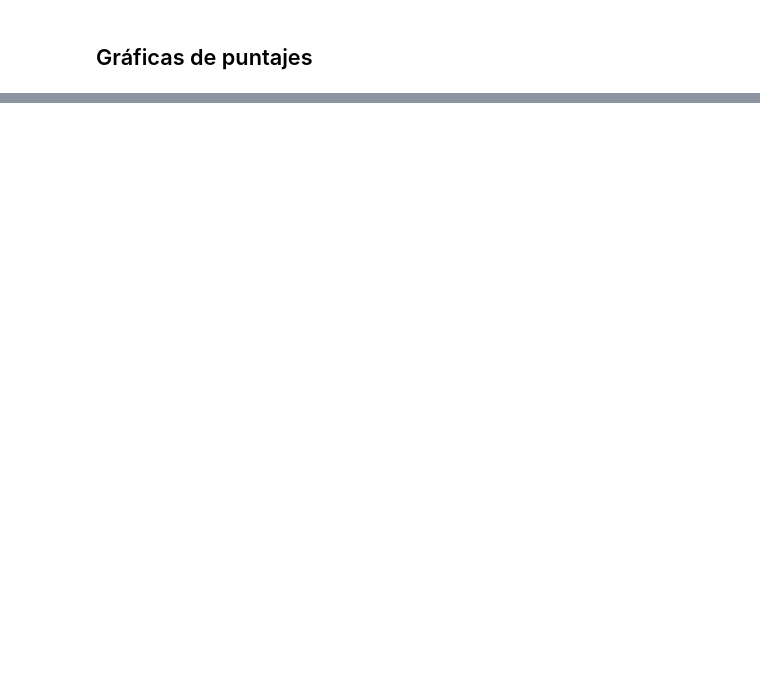
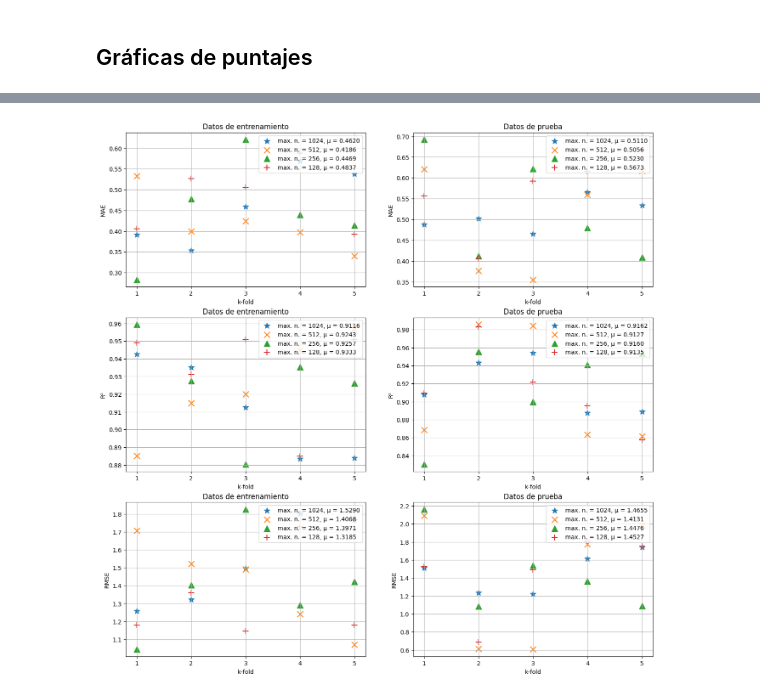
Before and after one commit to jjgranadat/Semillero_SOFA, a Jupyter notebook: ProyectoICI/Códigos/Regressor.ipynb, the cells around one changed output, grey strips where cells are left out. Saved outputs shown, nothing was run; the diff lists cells and outputs as text; code cells hidden in the pictures; blank space fills up the shorter version.

```diff
--- a/ProyectoICI/Códigos/Regressor.ipynb
+++ b/ProyectoICI/Códigos/Regressor.ipynb
@@ -260,0 +509,3 @@ plot_scores(scores, max_neurons)
+# %%
+args = {"data": df_fiber_9, "n_splits": 5, "max_neurons": 1024, "activations": ["relu", "tanh", "sigmoid"]}
+scores_GKM_1024_fiber_9 = calc_once("scores_GKM_1024_fiber_9", test_model, args)
@@ -260,0 +530,3 @@ plot_scores(scores, max_neurons)
+# %%
+args = {"data": df_fiber_9, "n_splits": 5, "max_neurons": 512, "activations": ["relu", "tanh", "sigmoid"]}
+scores_GKM_512_fiber_9 = calc_once("scores_GKM_512_fiber_9", test_model, args)
@@ -260,0 +551,3 @@ plot_scores(scores, max_neurons)
+# %%
+args = {"data": df_fiber_9, "n_splits": 5, "max_neurons": 256, "activations": ["relu", "tanh", "sigmoid"]}
+scores_GKM_256_fiber_9 = calc_once("scores_GKM_256_fiber_9", test_model, args)
@@ -260,0 +572,3 @@ plot_scores(scores, max_neurons)
+# %%
+args = {"data": df_fiber_9, "n_splits": 5, "max_neurons": 128, "activations": ["relu", "tanh", "sigmoid"]}
+scores_GKM_128_fiber_9 = calc_once("scores_GKM_128_fiber_9", test_model, args)
@@ -260,0 +600,6 @@ plot_scores(scores, max_neurons)
+# %%
+scores = [scores_GKM_1024_fiber_9, scores_GKM_512_fiber_9, scores_GKM_256_fiber_9, scores_GKM_128_fiber_9]
+max_neurons = [1024, 512, 256, 128]
+plot_scores(scores, max_neurons)
+# %% [output]
+[figure, added]
```
Also changed, not shown: parts of 32 cells of this notebook.
